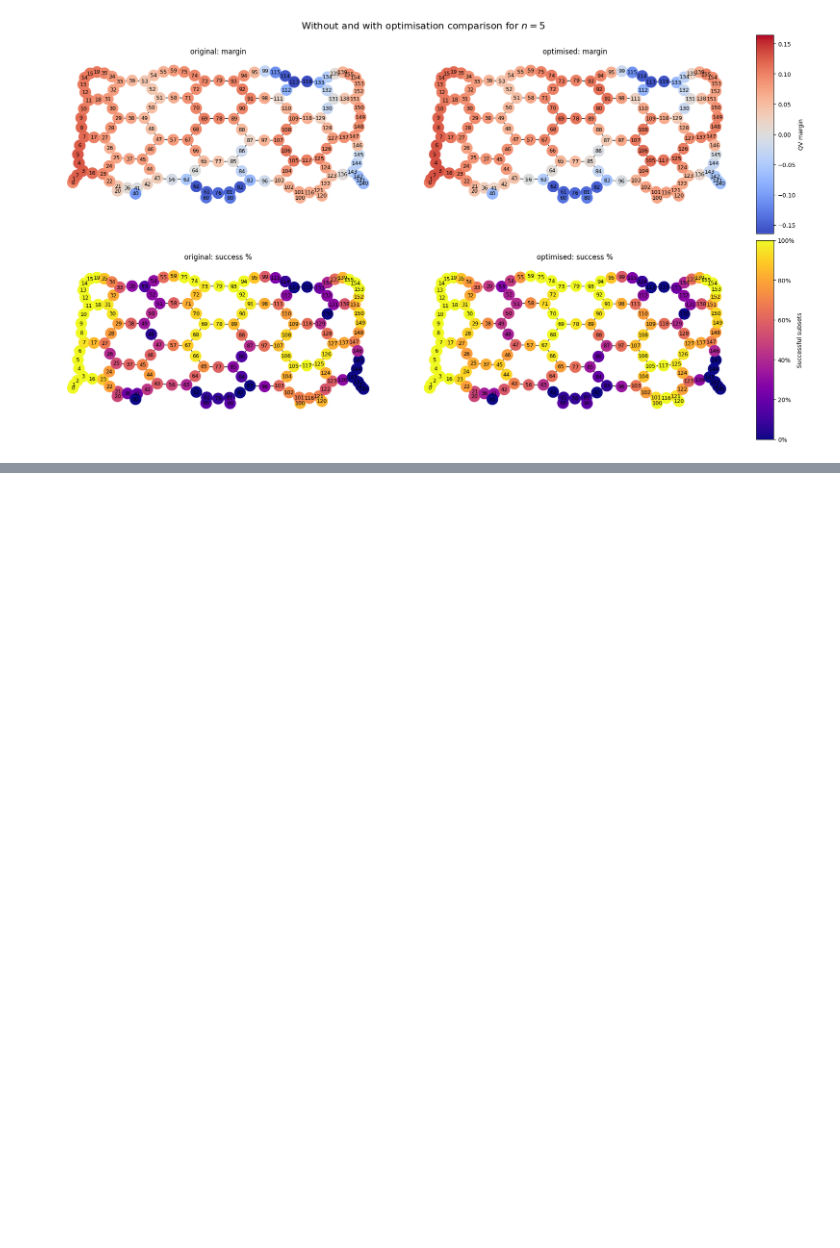
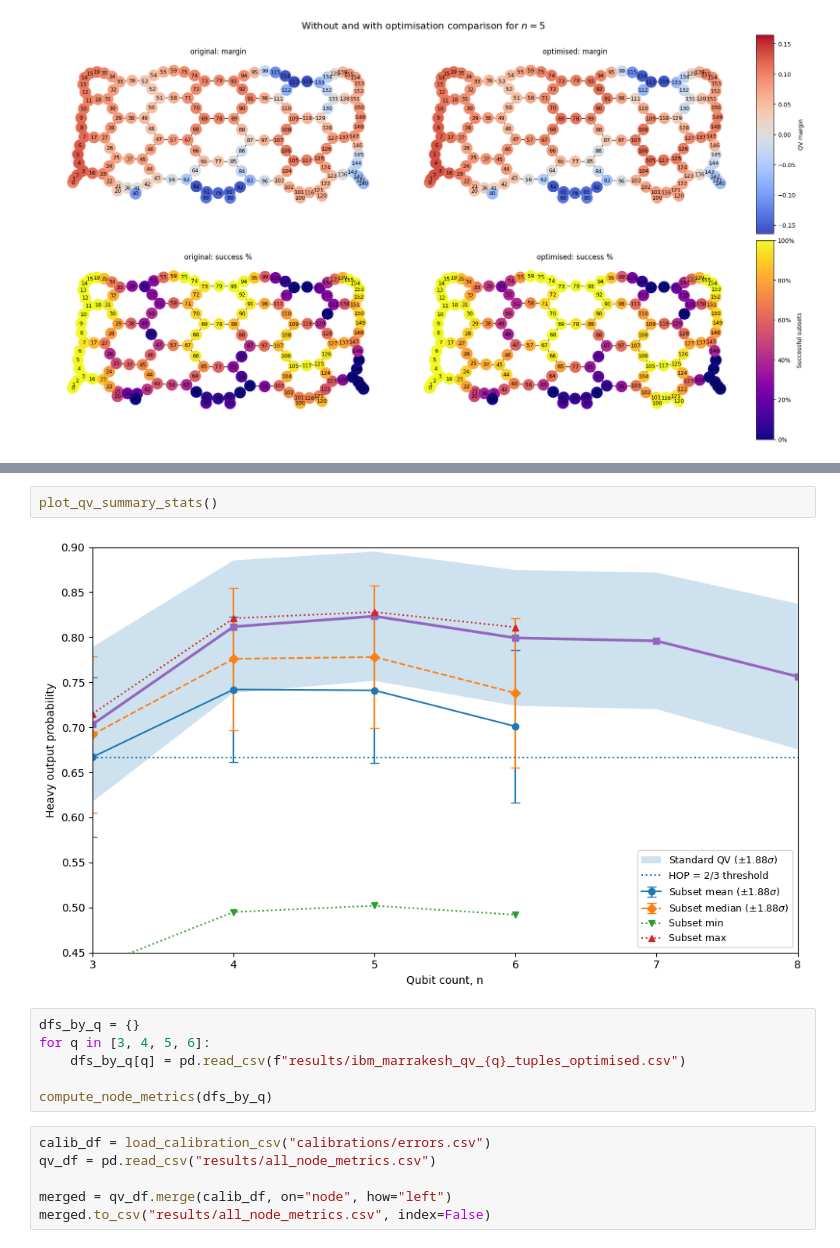
Before and after one commit to kenryhraval/Topology-Resolved-QV, a Jupyter notebook: 3_Analyze_Results.ipynb, the cells around one changed output, grey strips where cells are left out. Cells and saved outputs as stored; diff of their text form; blank space fills up the shorter version.

Commit message:
feat: correlation analysis aggregated qv and standard metrics

```diff
--- a/3_Analyze_Results.ipynb
+++ b/3_Analyze_Results.ipynb
@@ -102,0 +156,16 @@ plot_mode_comparison_grid(G, pos, dfs_by_mode, q=5)
+# %%
+plot_qv_summary_stats()
+# %% [output]
+[figure, added]
+# %%
+dfs_by_q = {}
+for q in [3, 4, 5, 6]:
+    dfs_by_q[q] = pd.read_csv(f"results/ibm_marrakesh_qv_{q}_tuples_optimised.csv")
+
+compute_node_metrics(dfs_by_q)
+# %%
+calib_df = load_calibration_csv("calibrations/errors.csv")
+qv_df = pd.read_csv("results/all_node_metrics.csv")
+
+merged = qv_df.merge(calib_df, on="node", how="left")
+merged.to_csv("results/all_node_metrics.csv", index=False)
```
Also changed, not shown: parts of 9 cells of this notebook, 43 other files.
